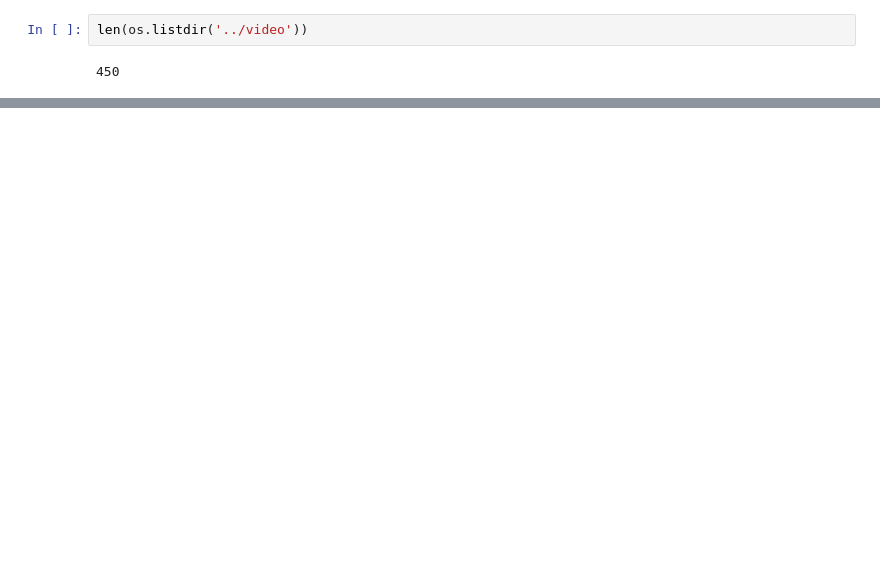
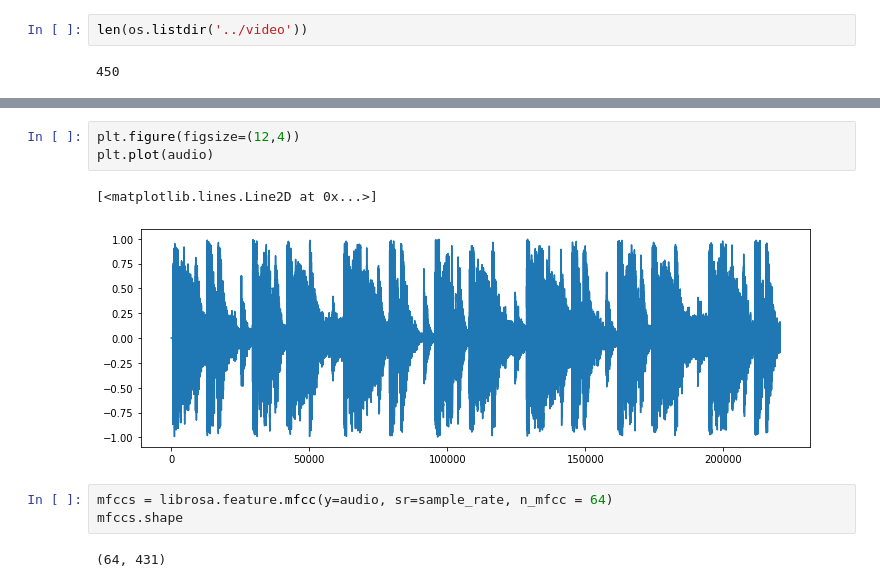
Before and after one commit to Toubat/D.U.M, a Jupyter notebook: experiment/dataset_preprocessing.ipynb, the cells around one changed output, grey strips where cells are left out. Saved outputs shown, nothing was run; the diff lists cells and outputs as text; blank space fills up the shorter version.

```diff
--- a/experiment/dataset_preprocessing.ipynb
+++ b/experiment/dataset_preprocessing.ipynb
@@ -206,0 +227,11 @@ len(os.listdir('../video'))
+# %%
+plt.figure(figsize=(12,4))
+plt.plot(audio)
+# %% [output]
+[<matplotlib.lines.Line2D at 0x...>]
+[figure, added]
+# %%
+mfccs = librosa.feature.mfcc(y=audio, sr=sample_rate, n_mfcc = 64)
+mfccs.shape
+# %% [output]
+(64, 431)
```
Also changed, not shown: parts of 15 cells of this notebook, 4 other files.
